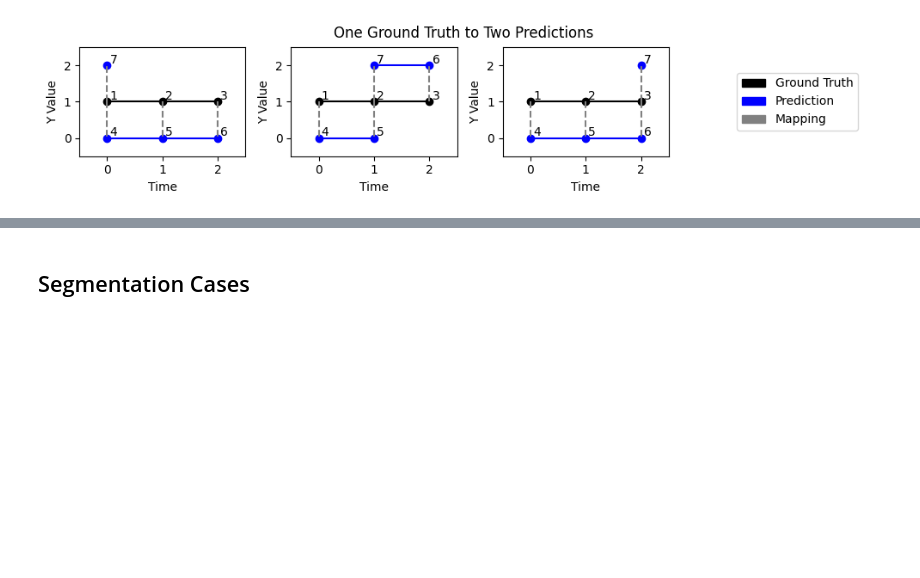
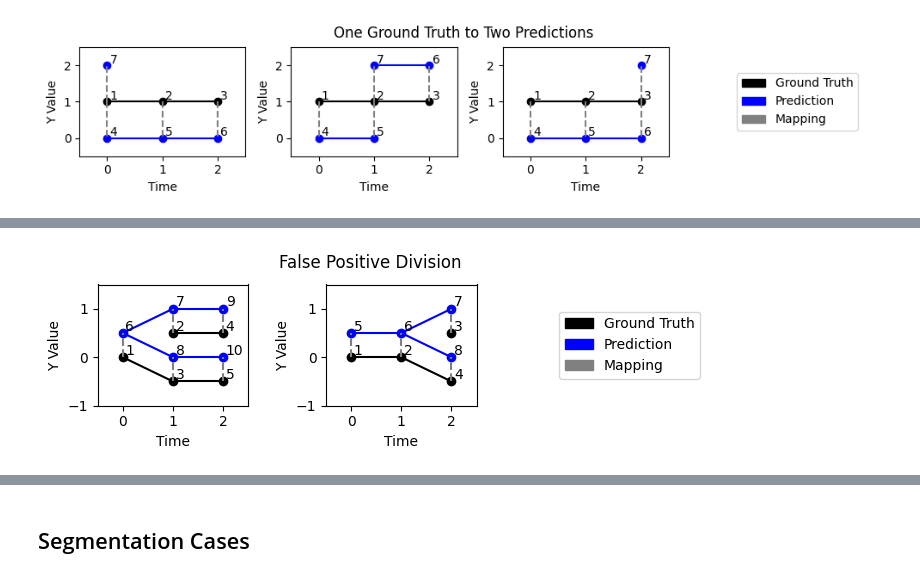
Before and after one commit to Janelia-Trackathon-2023/traccuracy, a Jupyter notebook: examples/test-cases.ipynb, the cells around one changed output, grey strips where cells are left out. Cells and saved outputs as stored; diff of their text form; code cells hidden in the pictures; blank space fills up the shorter version.

```diff
--- a/examples/test-cases.ipynb
+++ b/examples/test-cases.ipynb
@@ -135,0 +145,4 @@ plot_matched([one_to_two(t) for t in [0, 1, 2]], "One Ground Truth to Two Predic
+# %%
+plot_matched([ex_graphs.fp_div(t) for t in [0, 1]], 'False Positive Division')
+# %% [output]
+[figure, added]
```
Also changed, not shown: parts of 12 cells of this notebook.
